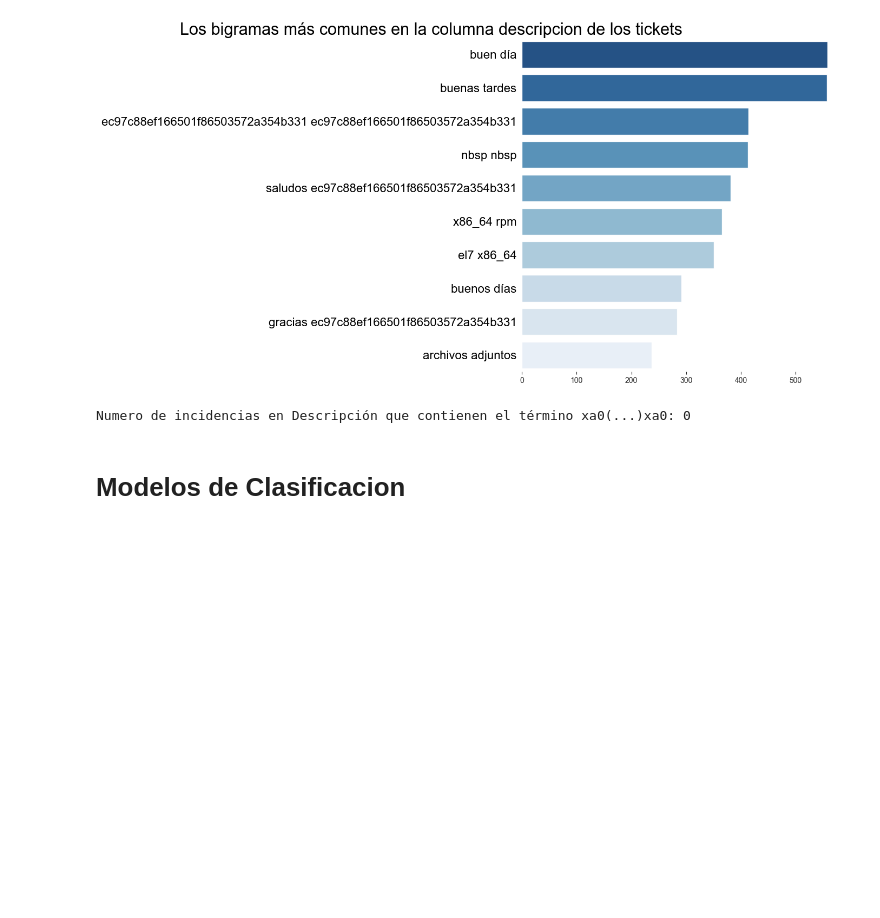
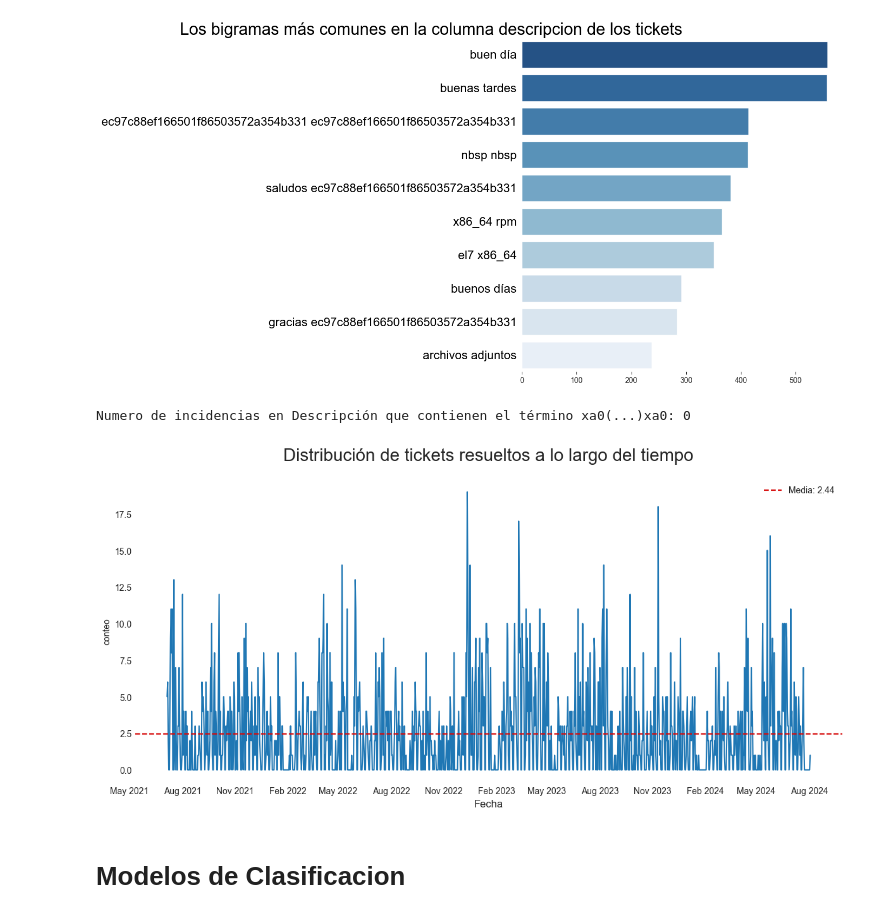
Before and after one commit to anmerino-pnd/proyectoCenace, a Jupyter notebook: notebooks/Seminario3.ipynb, the cells around one changed output. Drawn from its saved outputs; the diff is of its cells as text; code cells hidden in the pictures; blank space fills up the shorter version.

Commit message:
nueva gráfica

```diff
--- a/notebooks/Seminario3.ipynb
+++ b/notebooks/Seminario3.ipynb
@@ -147,7 +162,7 @@ import matplotlib.pyplot as plt
 from sklearn.feature_extraction.text import CountVectorizer
 # %%
 # Cargamos los datos
-df = pd.read_csv("datos_censurados_agrupados.csv")
+df = pd.read_csv("../datos/datos_censurados_agrupados.csv")
 df.info()
 # %% [output]
 <class 'pandas.core.frame.DataFrame'>
@@ -389,3 +402,52 @@ Numero de incidencias en Descripción que contienen el término xa0(...)xa0: 0
+# %%
+import pandas as pd
+import matplotlib.pyplot as plt
+import matplotlib.dates as mdates
+import seaborn as sns
+
+# Asegurarse de que 'fecha' sea datetime
+df['fecha'] = pd.to_datetime(df['fecha'], dayfirst=True)
+
+# Conteo diario
+counts = df.set_index('fecha').resample('D').size().rename('conteo').to_frame()
+
+# --- Creación de la gráfica ---
+sns.set_style("whitegrid")  # estilo limpio y moderno
+plt.figure(figsize=(12, 6))
+
+# Línea de tiempo con Seaborn
+ax = sns.lineplot(data=counts, x=counts.index, y='conteo')
+
+# Media de conteos como referencia
+mean_count = counts['conteo'].mean()
+ax.axhline(y=mean_count, color="#D60808", linestyle='--', linewidth=1.5, label=f'Media: {mean_count:.2f}')
+
+# --- Estética y formato de los ejes ---
+locator = mdates.MonthLocator(interval=3)
+formatter = mdates.DateFormatter('%b %Y')
+ax.xaxis.set_major_locator(locator)
+ax.xaxis.set_major_formatter(formatter)
+plt.xticks(rotation=0, ha='right')
+
+# Quitar bordes innecesarios
+ax.spines['top'].set_visible(False)
+ax.spines['right'].set_visible(False)
+ax.spines['left'].set_visible(False)
+ax.spines['bottom'].set_visible(False)
+ax.tick_params(left=False, bottom=True)
+ax.grid(False)   # desactiva el grid
+
+# Etiquetas y título
+plt.title("Distribución de tickets resueltos a lo largo del tiempo", fontsize=20, pad=20)
+plt.xlabel("Fecha", fontsize=12)
+
+# Leyenda
+plt.legend(frameon=False)
+
+plt.tight_layout()
+plt.show()
+# %% [output]
+[figure, added]
 # %% [markdown]
 # Modelos de Clasificacion
 # %%
```
Also changed, not shown: parts of 5 cells of this notebook, 2 other files.
